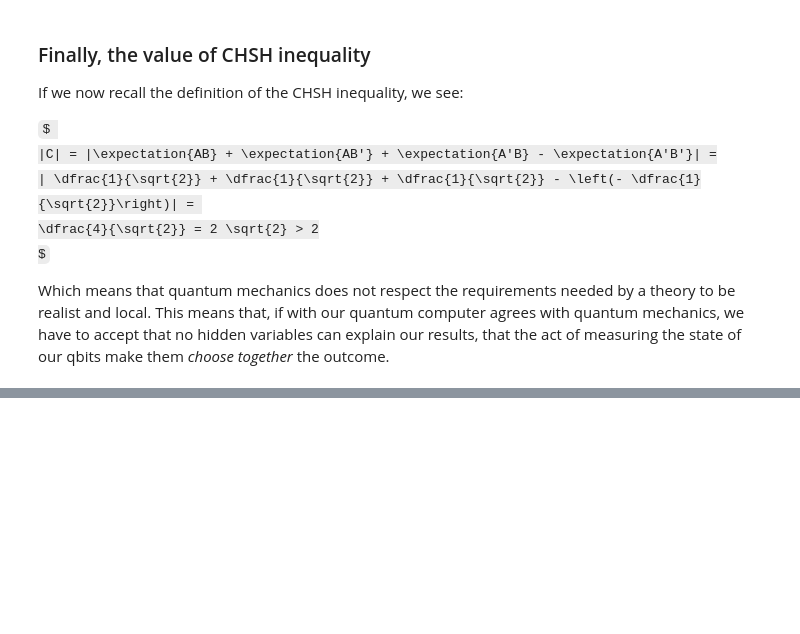
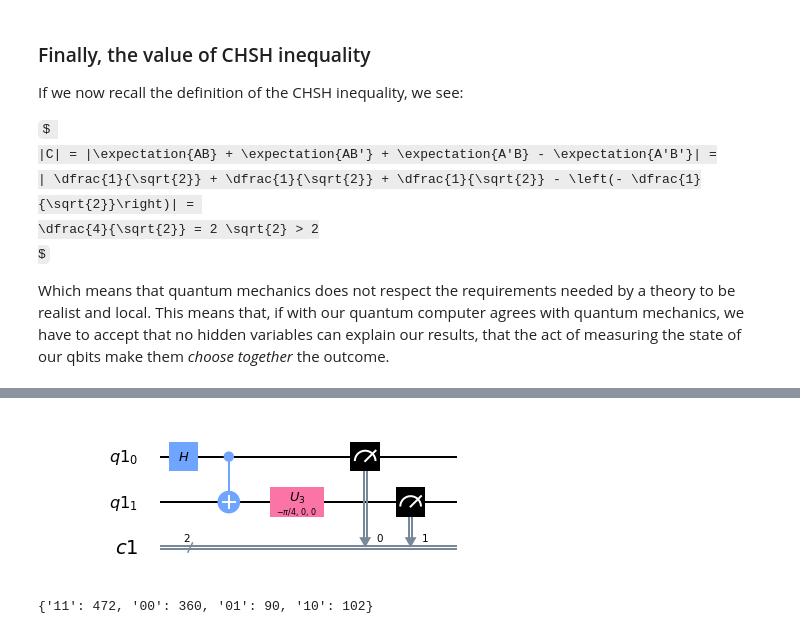
Before and after one commit to NTrevisani/DataScienceMaster, a Jupyter notebook: QuantumComputing/6_Entanglement_and_Bell_tests.ipynb, the cells around one changed output, grey strips where cells are left out. Cells and saved outputs as stored; diff of their text form; code cells hidden in the pictures; some formulas as TeX source; blank space fills up the shorter version.

```diff
--- a/QuantumComputing/6_Entanglement_and_Bell_tests.ipynb
+++ b/QuantumComputing/6_Entanglement_and_Bell_tests.ipynb
@@ -452,0 +557,5 @@ This means that, if with our quantum computer agrees with quantum mechanics, we
+# %%
+# Draw the circuit
+ab_measurement.draw(output='mpl')
+# %% [output]
+[figure, added]
@@ -452,0 +573,5 @@ This means that, if with our quantum computer agrees with quantum mechanics, we
+# %%
+# Print the result
+print(ab_result.get_counts(ab_measurement))
+# %% [output]
+{'11': 472, '00': 360, '01': 90, '10': 102}
```
Also changed, not shown: parts of 36 cells of this notebook, 2 other files.
